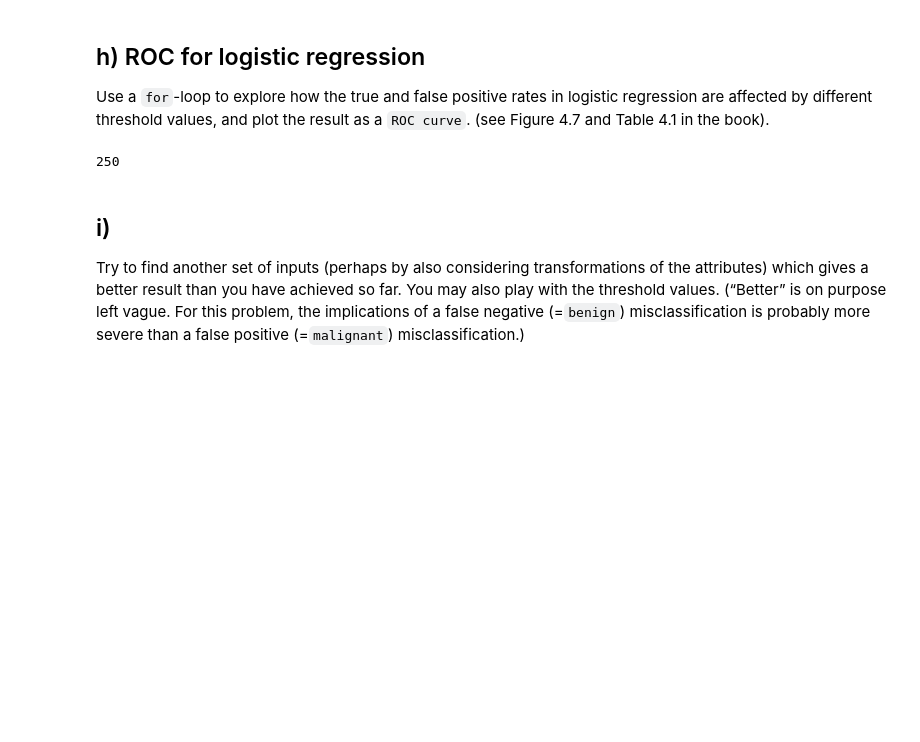
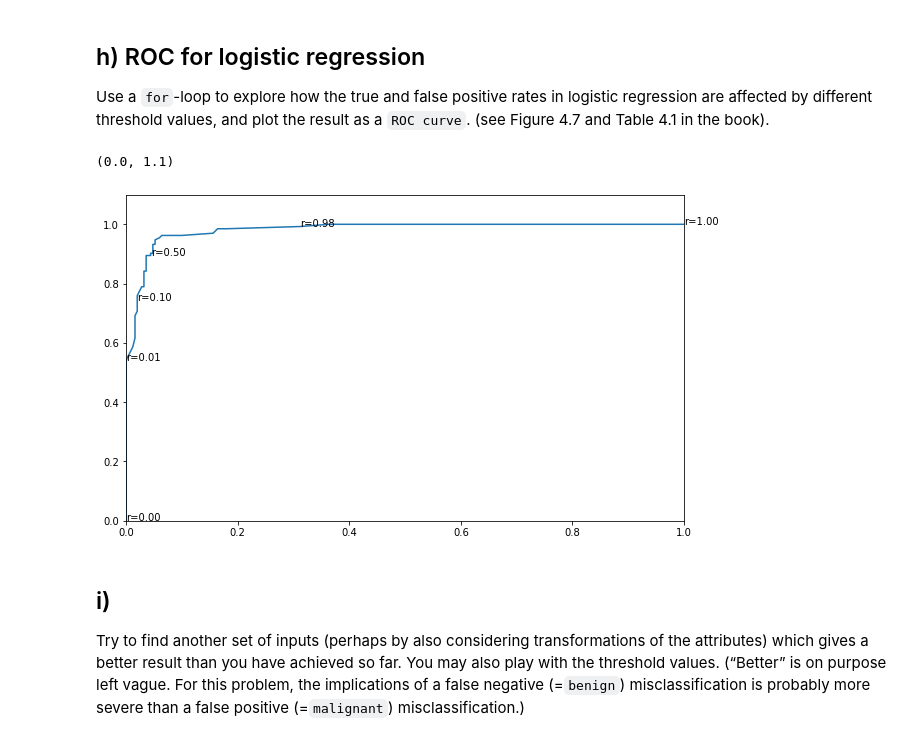
Before and after one commit to flapinski/SML, a Jupyter notebook: exercises/SML-session_4.ipynb, the cells around one changed output. Cells and saved outputs as stored; diff of their text form; code cells hidden in the pictures; blank space fills up the shorter version.

```diff
--- a/exercises/SML-session_4.ipynb
+++ b/exercises/SML-session_4.ipynb
@@ -169,28 +169,35 @@ plt.plot(K, score,'o')
 Use a `for`-loop to explore how the true and false positive rates in logistic regression are affected by different threshold values, and plot the result as a `ROC curve`. (see Figure 4.7 and Table 4.1 in the book).
 # %%
 true_pos_rate = []
-true_neg_rate = []
+false_pos_rate = []
 
 pos = 'malignant'
 neg = 'benign'
 
 P = sum(yt == pos)
 N = sum(yt == neg)
 
 thres = np.linspace(0,1,101)
 lr = skl_lm.LogisticRegression()
 lr.fit(X,y)
 prob = lr.predict_proba(Xt)
 pos_ind = np.argwhere(lr.classes_ == pos).squeeze()
 
 for r in thres:
   yhat = np.where(prob[:,0] >= r, 'benign', 'malignant')
   FP = sum((yhat == pos)&(yt == neg))
   TP = sum((yhat == pos)&(yt == pos))
+  true_pos_rate.append(TP/P)
+  false_pos_rate.append(FP/N)
 
-N
+plt.plot(false_pos_rate,true_pos_rate);
+for idx in [0,1,10,50,98,100]:
+  plt.text(false_pos_rate[idx], true_pos_rate[idx], f"r={thres[idx]:.2f}")
+plt.xlim([0,1])
+plt.ylim([0,1.1])
 # %% [output]
-250
+(0.0, 1.1)
+[figure, added]
 # %% [markdown]
 ## i)
 Try to find another set of inputs (perhaps by also considering transformations of the attributes) which gives a better result than you have achieved so far. You may also play with the threshold values. (“Better” is on purpose left vague. For this problem, the implications of a false negative (=`benign`) misclassification is probably more severe than a false positive (=`malignant`) misclassification.)
```
Also changed, not shown: parts of 6 cells of this notebook.
